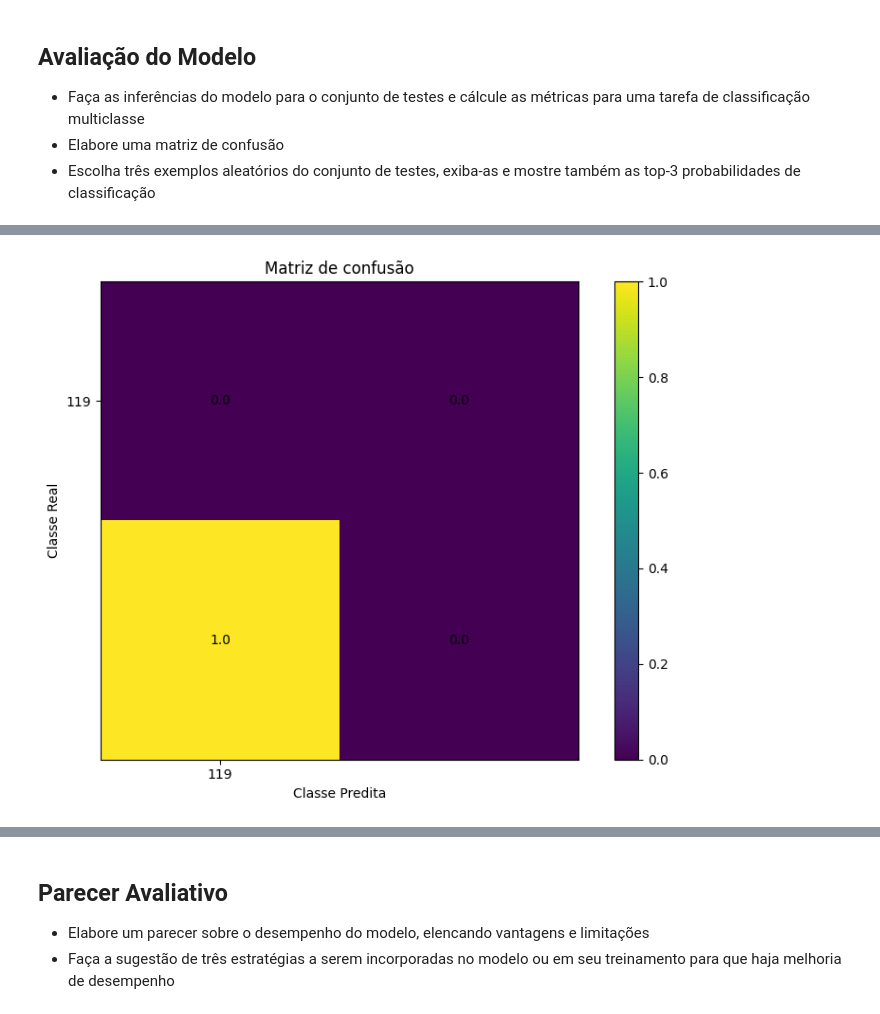
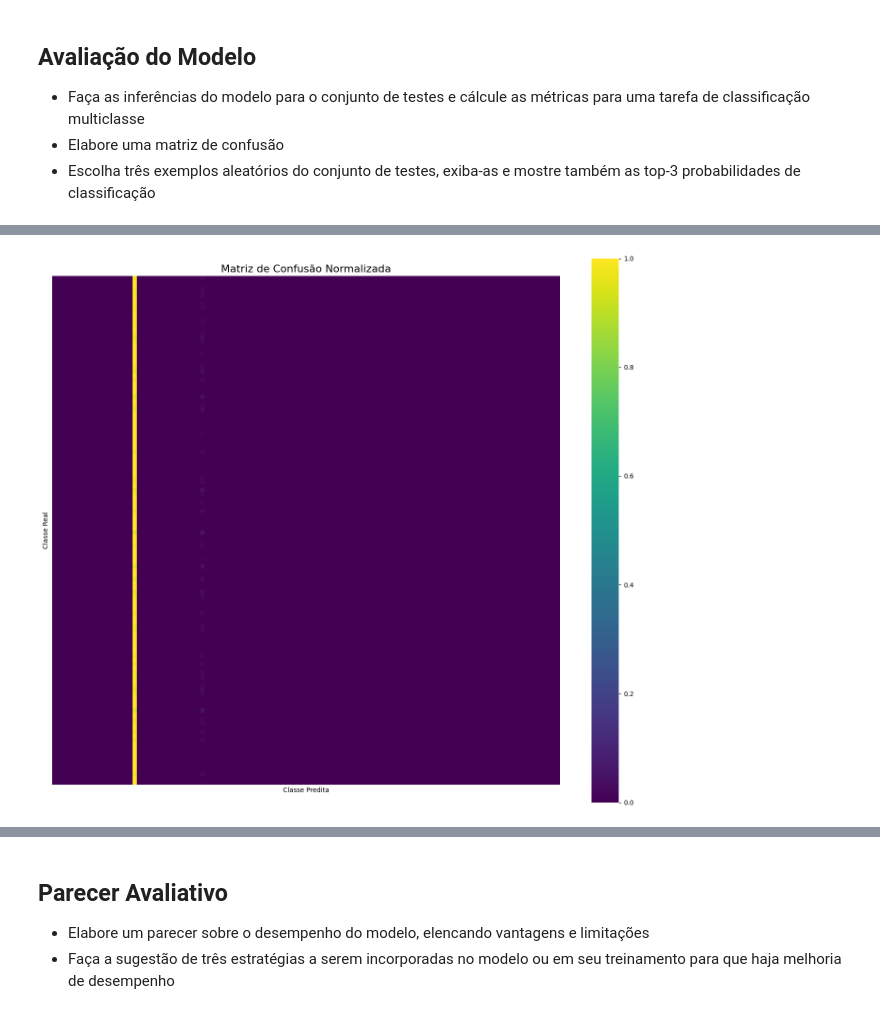
Before and after one commit to andradepv/AlexNet-CNN, a Jupyter notebook: atv-topicos1_2203.ipynb, the cells around one changed output, grey strips where cells are left out. Drawn from its saved outputs; the diff is of its cells as text; code cells hidden in the pictures.

```diff
--- a/atv-topicos1_2203.ipynb
+++ b/atv-topicos1_2203.ipynb
@@ -442,30 +474,29 @@ Acurácia Global do Modelo: 0.0
 # %%
+import seaborn as sns
+import matplotlib.pyplot as plt
+import numpy as np
+
 cm = confusion_matrix(y_true, y_pred, normalize='true')
 
-plt.figure(figsize=(8, 6))
-plt.imshow(cm, interpolation='nearest')
-plt.title('Matriz de confusão')
-plt.colorbar()
+plt.figure(figsize=(14, 12))
 
-classes = np.unique(y_true)
-tick_marks = np.arange(len(classes))
+sns.heatmap(
+    cm,
+    cmap='viridis',
+    cbar=True,
+    square=True,
+    xticklabels=False,   # remove labels (muito importante)
+    yticklabels=False
+)
 
-plt.xticks(tick_marks, classes)
-plt.yticks(tick_marks, classes)
-
+plt.title('Matriz de Confusão Normalizada', fontsize=16)
 plt.xlabel('Classe Predita')
 plt.ylabel('Classe Real')
 
-for i in range(cm.shape[0]):
-    for j in range(cm.shape[1]):
-        plt.text(j, i, cm[i, j],
-            ha='center',
-            va='center')
-
 plt.tight_layout()
 plt.show()
 # %% [output]
-[figure, old version]
+[figure, new version]
 # %%
 # Quantidade total de imagens no conjunto de teste
 total_images = len(test_dataset)
```
Also changed, not shown: parts of 9 cells of this notebook.
